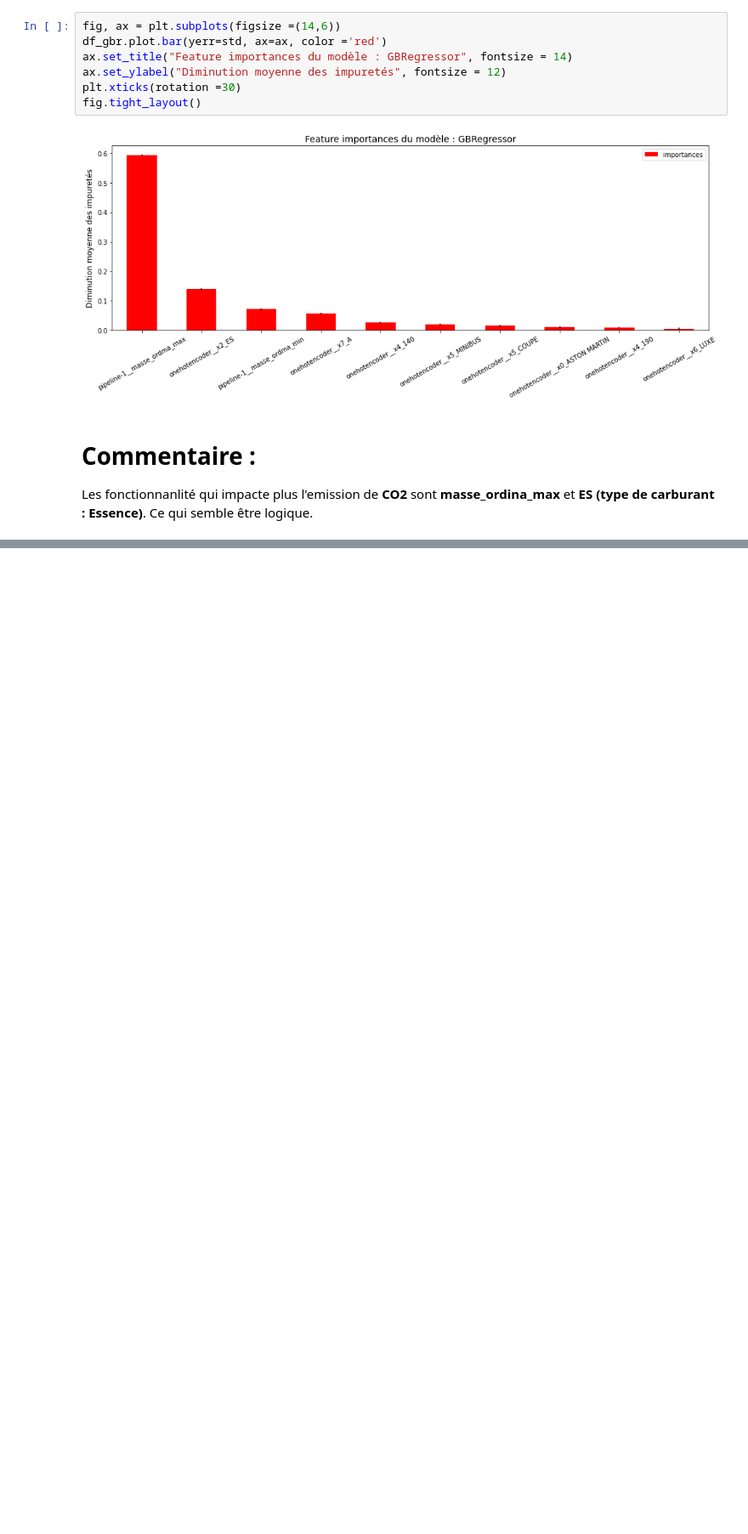
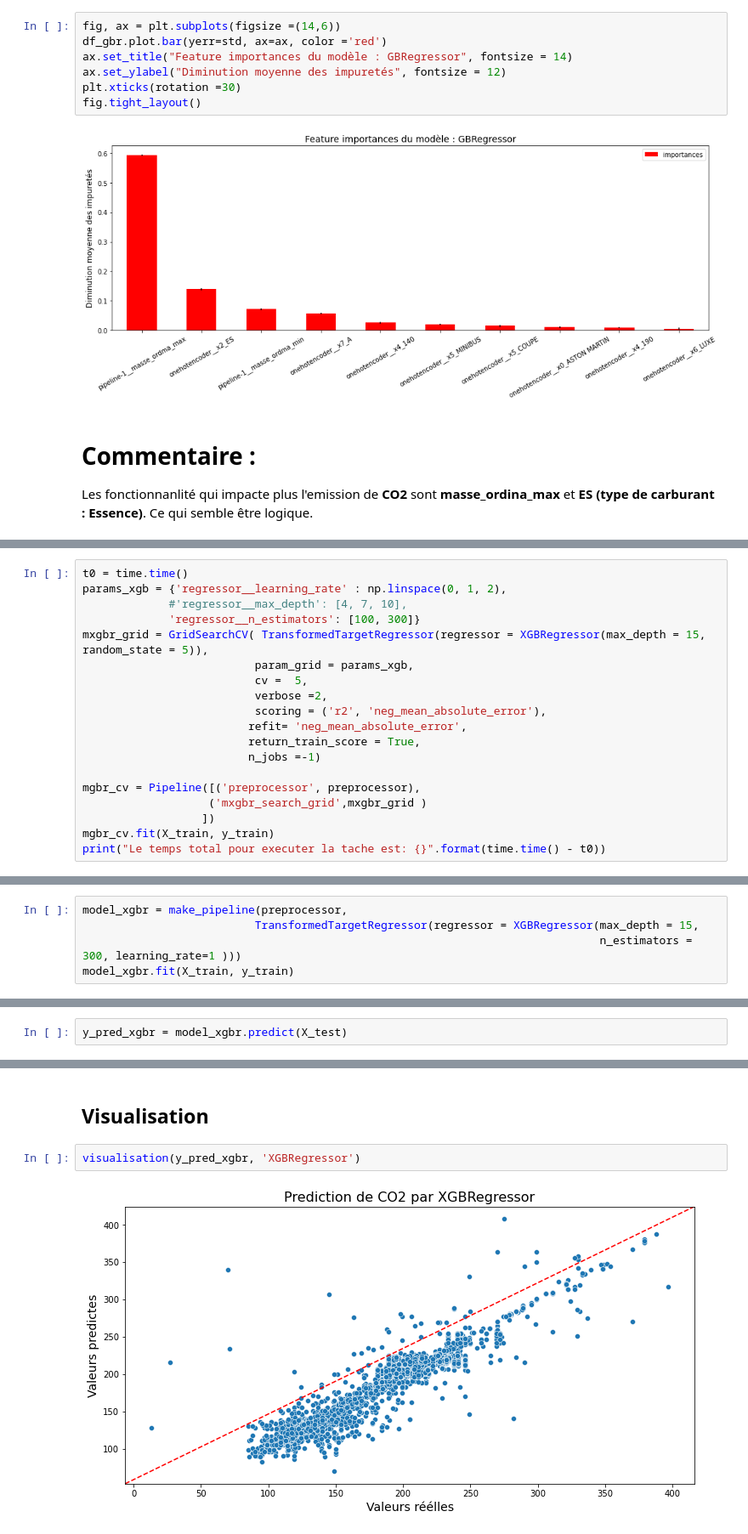
Before and after one commit to sylla2022-arc/Apprentissage-automatique-Regression, a Jupyter notebook: Prediction_Co2/Notebook_2_prediction_Apprentissag_automatique_Regression_CO2.ipynb, the cells around one changed output, grey strips where cells are left out. Shown: that part at 85% size. Cells and saved outputs as stored; diff of their text form; blank space fills up the shorter version.

Commit message:
Ajout prediction de CO2 par  XGBRegressor

```diff
--- a/Prediction_Co2/Notebook_2_prediction_Apprentissag_automatique_Regression_CO2.ipynb
+++ b/Prediction_Co2/Notebook_2_prediction_Apprentissag_automatique_Regression_CO2.ipynb
@@ -869,0 +880,19 @@ Les fonctionnanlité qui impacte plus l'emission de **CO2** sont **masse_ordina_
+# %%
+t0 = time.time()
+params_xgb = {'regressor__learning_rate' : np.linspace(0, 1, 2),
+             #'regressor__max_depth': [4, 7, 10],
+             'regressor__n_estimators': [100, 300]}
+mxgbr_grid = GridSearchCV( TransformedTargetRegressor(regressor = XGBRegressor(max_depth = 15, random_state = 5)),
+                          param_grid = params_xgb,
+                          cv =  5,
+                          verbose =2,
+                          scoring = ('r2', 'neg_mean_absolute_error'),
+                         refit= 'neg_mean_absolute_error',
+                         return_train_score = True,
+                         n_jobs =-1)
+
+mgbr_cv = Pipeline([('preprocessor', preprocessor),
+                   ('mxgbr_search_grid',mxgbr_grid )
+                  ])
+mgbr_cv.fit(X_train, y_train)
+print("Le temps total pour executer la tache est: {}".format(time.time() - t0))
@@ -869,0 +919,5 @@ Les fonctionnanlité qui impacte plus l'emission de **CO2** sont **masse_ordina_
+# %%
+model_xgbr = make_pipeline(preprocessor,
+                          TransformedTargetRegressor(regressor = XGBRegressor(max_depth = 15,
+                                                                              n_estimators = 300, learning_rate=1 )))
+model_xgbr.fit(X_train, y_train)
@@ -869,0 +942,2 @@ Les fonctionnanlité qui impacte plus l'emission de **CO2** sont **masse_ordina_
+# %%
+y_pred_xgbr = model_xgbr.predict(X_test)
@@ -869,0 +965,6 @@ Les fonctionnanlité qui impacte plus l'emission de **CO2** sont **masse_ordina_
+# %% [markdown]
+## Visualisation
+# %%
+visualisation(y_pred_xgbr, 'XGBRegressor')
+# %% [output]
+[figure, added]
```
Also changed, not shown: parts of 18 cells of this notebook.
